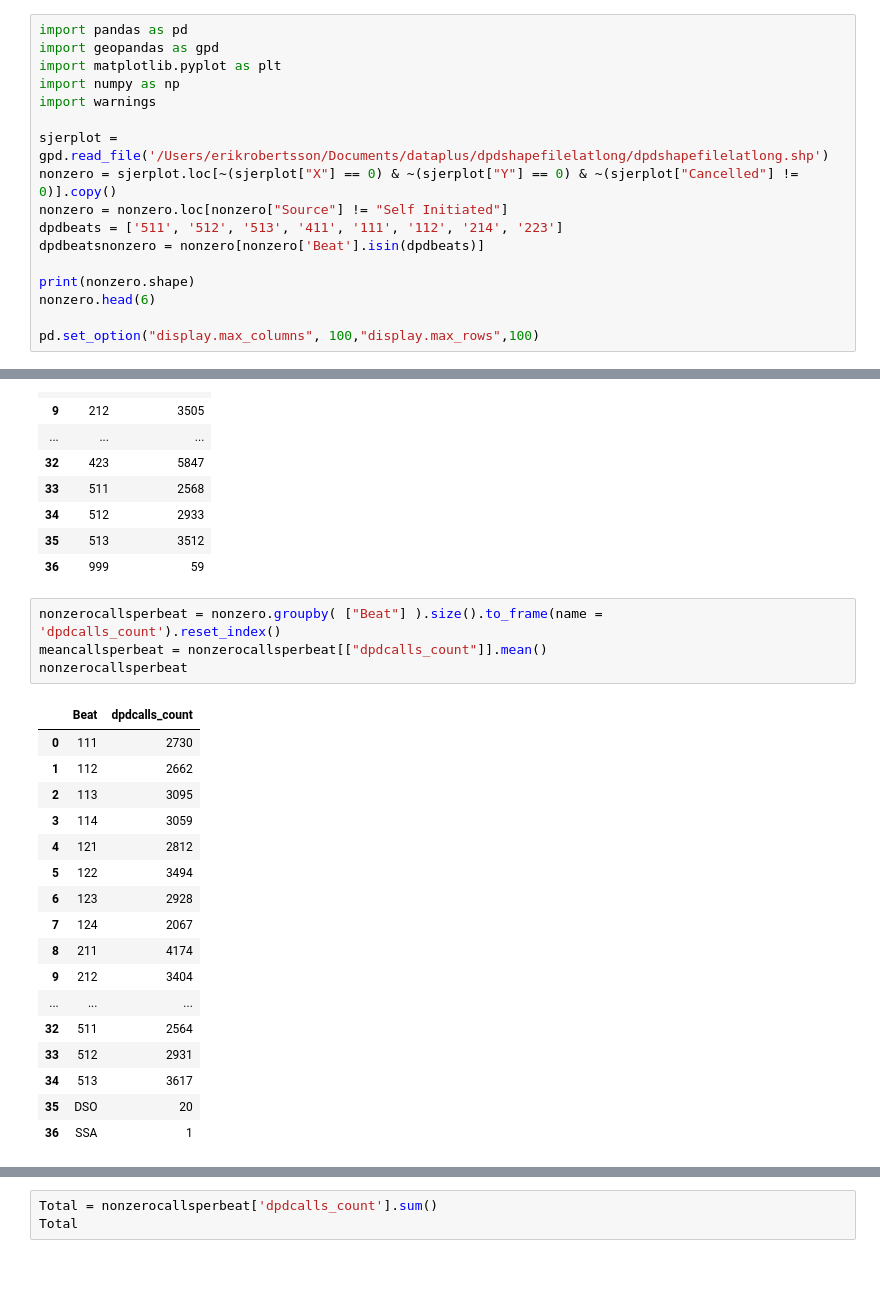
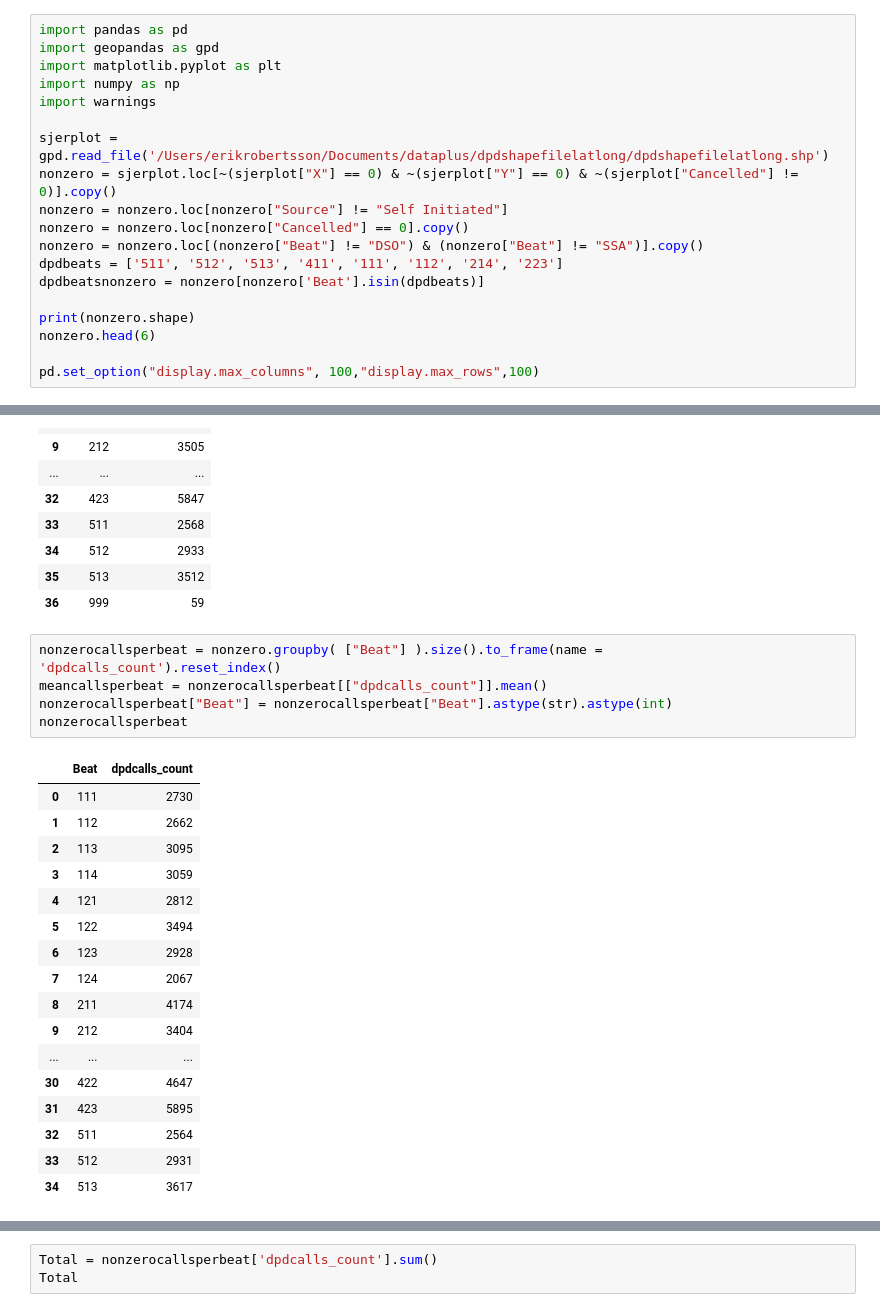
Before and after one commit to sadiesheridan/dataplus-project27-community-safety-durham, a Jupyter notebook: 10_code/dpddata.ipynb, the cells around one changed output, grey strips where cells are left out. Drawn from its saved outputs; the diff is of its cells as text; blank space fills up the shorter version.

```diff
--- a/10_code/dpddata.ipynb
+++ b/10_code/dpddata.ipynb
@@ -8,6 +8,8 @@ import warnings
 sjerplot = gpd.read_file('/Users/erikrobertsson/Documents/dataplus/dpdshapefilelatlong/dpdshapefilelatlong.shp')
 nonzero = sjerplot.loc[~(sjerplot["X"] == 0) & ~(sjerplot["Y"] == 0) & ~(sjerplot["Cancelled"] != 0)].copy()
 nonzero = nonzero.loc[nonzero["Source"] != "Self Initiated"]
+nonzero = nonzero.loc[nonzero["Cancelled"] == 0].copy()
+nonzero = nonzero.loc[(nonzero["Beat"] != "DSO") & (nonzero["Beat"] != "SSA")].copy()
 dpdbeats = ['511', '512', '513', '411', '111', '112', '214', '223']
 dpdbeatsnonzero = nonzero[nonzero['Beat'].isin(dpdbeats)]
 
@@ -711,22 +694,23 @@ callsperbeat
 # %%
 nonzerocallsperbeat = nonzero.groupby( ["Beat"] ).size().to_frame(name = 'dpdcalls_count').reset_index()
 meancallsperbeat = nonzerocallsperbeat[["dpdcalls_count"]].mean()
+nonzerocallsperbeat["Beat"] = nonzerocallsperbeat["Beat"].astype(str).astype(int)
 nonzerocallsperbeat
 # %% [output]
 |  | Beat | dpdcalls_count |
 | 0 | 111 | 2730 |
 | 1 | 112 | 2662 |
 | 2 | 113 | 3095 |
 | 3 | 114 | 3059 |
 | 4 | 121 | 2812 |
 | 5 | 122 | 3494 |
 | 6 | 123 | 2928 |
 | 7 | 124 | 2067 |
 | 8 | 211 | 4174 |
 | 9 | 212 | 3404 |
 | ... | ... | ... |
+| 30 | 422 | 4647 |
+| 31 | 423 | 5895 |
 | 32 | 511 | 2564 |
 | 33 | 512 | 2931 |
 | 34 | 513 | 3617 |
-| 35 | DSO | 20 |
-| 36 | SSA | 1 |
```
Also changed, not shown: parts of 12 cells of this notebook, 1 other file.
